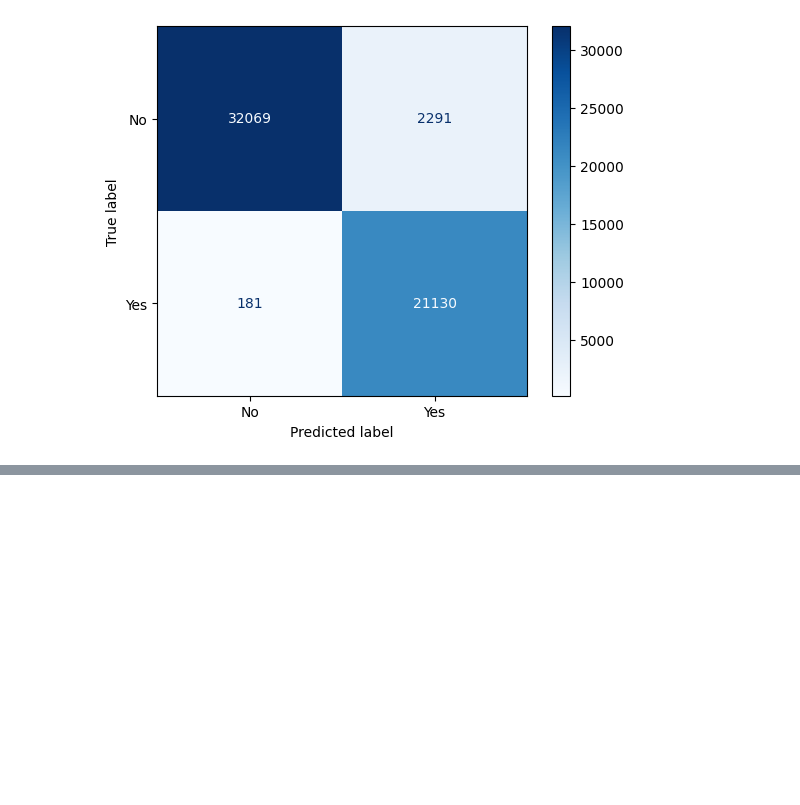
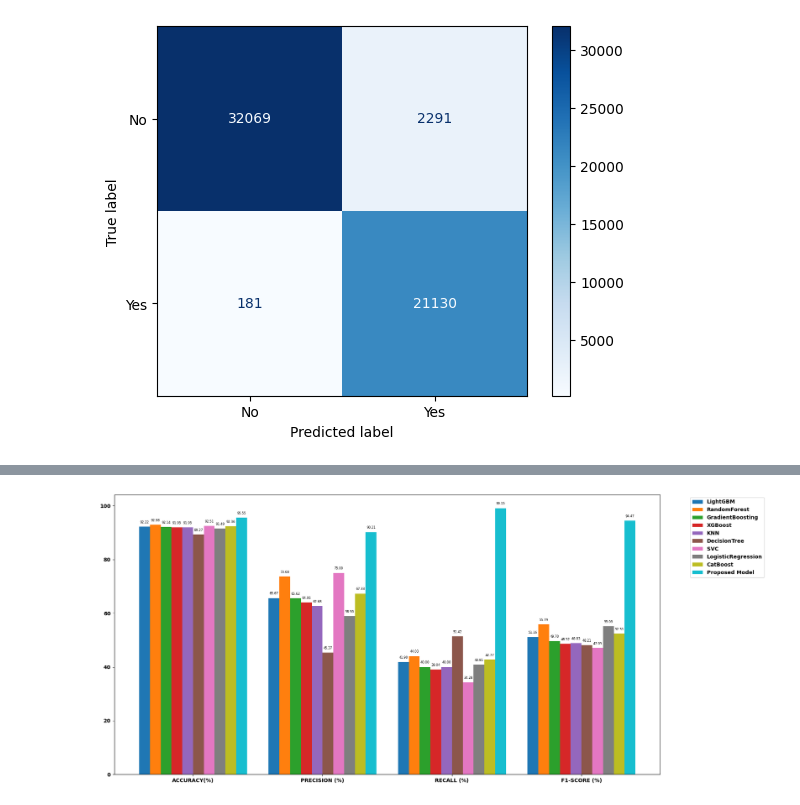
Before and after one commit to Suchit027/Healthcare-Provider-Fraud-Detection-Analysis, a Jupyter notebook: Exploratory data analysis/model1.ipynb, the cells around one changed output, grey strips where cells are left out. Saved outputs shown, nothing was run; the diff lists cells and outputs as text; code cells hidden in the pictures; blank space fills up the shorter version.

```diff
--- a/Exploratory data analysis/model1.ipynb
+++ b/Exploratory data analysis/model1.ipynb
@@ -208,2 +208,72 @@ plt.show()
 # %%
 torch.save(model.state_dict(), 'relumodel1.pt')
+# %%
+import pandas as pd
+import matplotlib.pyplot as plt
+import numpy as np
+import matplotlib as mpl
+
+# Data
+data = {
+    'LightGBM': [92.22, 65.67, 41.90, 51.16],
+    'RandomForest': [92.98, 73.68, 44.03, 55.79],
+    'GradientBoosting': [92.14, 65.62, 40.00, 49.70],
+    'XGBoost': [91.95, 64.06, 39.04, 48.52],
+    'KNN': [91.95, 62.68, 40.00, 48.83],
+    'DecisionTree': [89.27, 45.37, 51.42, 48.21],
+    'SVC': [92.51, 75.00, 34.28, 47.05],
+    'LogisticRegression': [91.49, 58.90, 40.95, 55.09],
+    'CatBoost': [92.36, 67.33, 42.77, 52.31],
+    'Proposed Model': [95.55, 90.21, 99.15, 94.47]
+}
+
+metrics = ['ACCURACY(%)', 'PRECISION (%)', 'RECALL (%)', 'F1-SCORE (%)']
+
+# Convert to DataFrame
+df = pd.DataFrame(data, index=metrics)
+
+# Create figure and axes with more width to accommodate gaps
+fig, ax = plt.subplots(figsize=(18, 8))
+
+# Get the number of metrics and models
+n_metrics = len(metrics)
+n_models = len(data)
+width = 1  # Width of each bar
+
+# Create x positions for each group with gaps
+positions = []
+for i in range(n_metrics):
+    group_pos = np.arange(n_models) + (i * (n_models + 2))  # Add gap of 2 between metric groups
+    positions.append(group_pos)
+
+# Create a colormap with 11 distinct colors
+colors = plt.cm.get_cmap('tab10', n_models)
+colors = [colors(i) for i in range(n_models)]
+
+# Make all text bold by default
+plt.rcParams['font.weight'] = 'bold'
+plt.rcParams['axes.labelweight'] = 'bold'
+plt.rcParams['axes.titleweight'] = 'bold'
+
+# Plot bars for each metric
+bars = []
+for i, metric in enumerate(metrics):
+    for j, (model, color) in enumerate(zip(data.keys(), colors)):
+        bar = ax.bar(positions[i][j], df.loc[metric, model], width, color=color, label=model if i == 0 else "")
+        # Add value labels with NORMAL weight - explicitly override the global setting
+        ax.text(positions[i][j], df.loc[metric, model] + 1, f'{df.loc[metric, model]:.2f}',
+                ha='center', va='bottom', fontsize=6, fontweight='normal')
+
+# Set x-ticks and labels at the center of each group
+group_centers = [pos.mean() for pos in positions]
+ax.set_xticks(group_centers)
+ax.set_xticklabels(metrics, fontweight='bold')
+
+# Add legend outside the plot with bold text
+legend = ax.legend(bbox_to_anchor=(1.05, 1), loc='upper left')
+
+# Adjust layout
+plt.tight_layout()
+plt.show()
+# %% [output]
+[figure, added]
```
Also changed, not shown: parts of 1 cell of this notebook.
